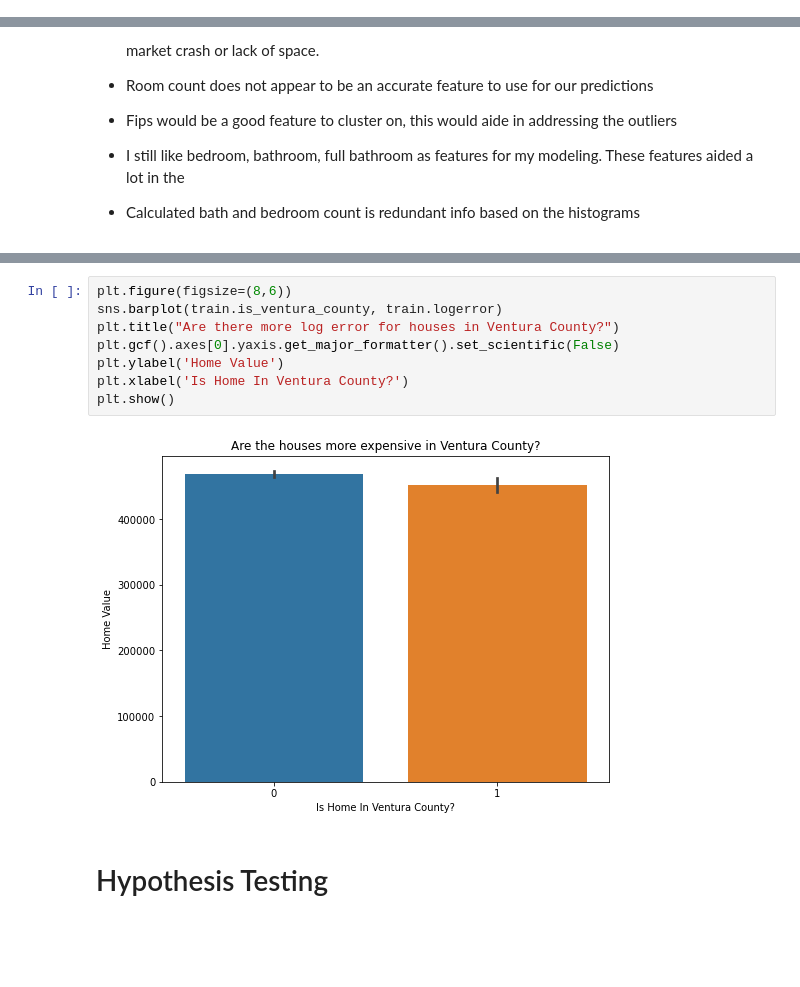
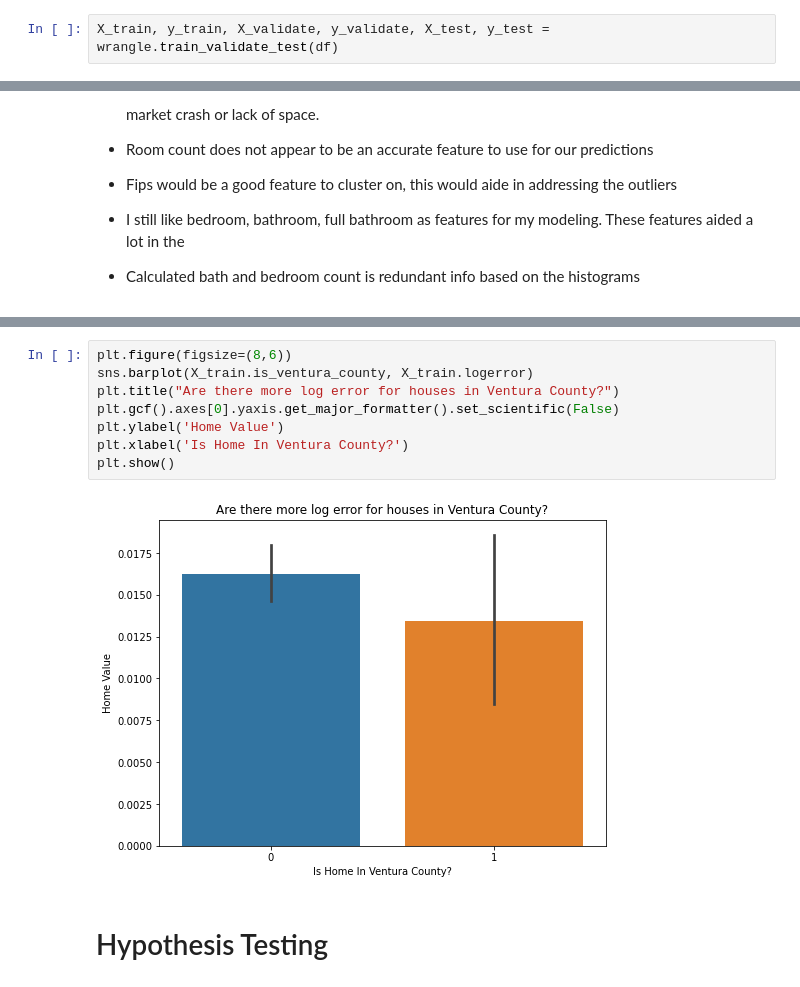
Before and after one commit to AAranda10/clustering-project, a Jupyter notebook: clustering_project.ipynb, the cells around one changed output, grey strips where cells are left out. Drawn from its saved outputs; the diff is of its cells as text; blank space fills up the shorter version.

```diff
--- a/clustering_project.ipynb
+++ b/clustering_project.ipynb
@@ -70,3 +59,5 @@ train.head()
+# %%
+X_train, y_train, X_validate, y_validate, X_test, y_test = wrangle.train_validate_test(df)
 # %%
 df.shape
 # %% [output]
@@ -155,13 +146,13 @@ plt.show()
 # %%
 plt.figure(figsize=(8,6))
-sns.barplot(train.is_ventura_county, train.logerror)
+sns.barplot(X_train.is_ventura_county, X_train.logerror)
 plt.title("Are there more log error for houses in Ventura County?")
 plt.gcf().axes[0].yaxis.get_major_formatter().set_scientific(False)
 plt.ylabel('Home Value')
 plt.xlabel('Is Home In Ventura County?')
 plt.show()
 # %% [output]
-[figure, old version]
+[figure, new version]
 # %% [markdown]
 # Hypothesis Testing
 # %% [markdown]
```
Also changed, not shown: parts of 65 cells of this notebook, 1 other file.
